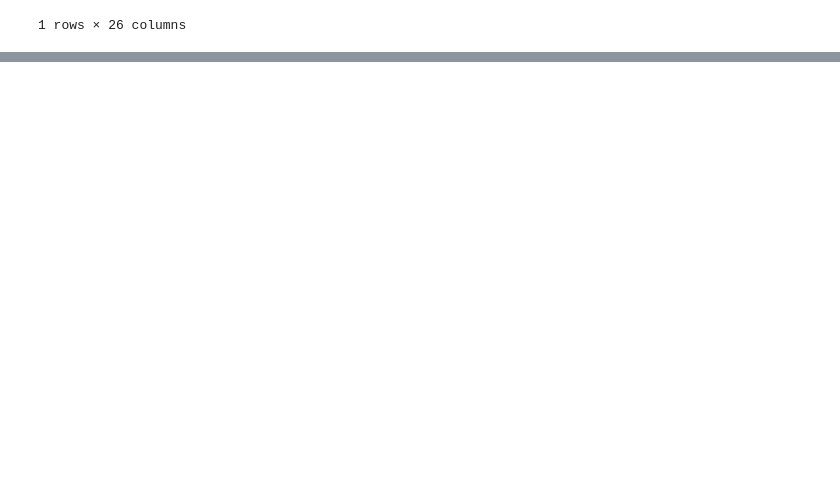
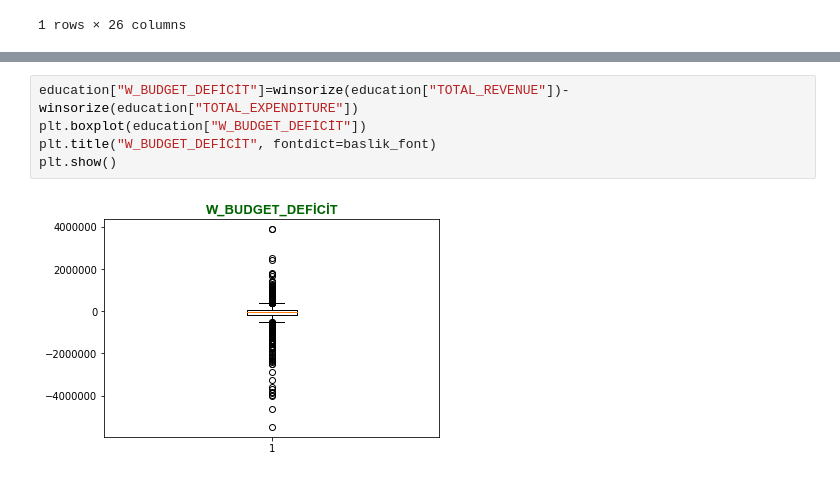
Before and after one commit to mehmetfatihdata/BOOTCAMP_1, a Jupyter notebook: WORK_18_OUTLIERS.ipynb, the cells around one changed output, grey strips where cells are left out. Drawn from its saved outputs; the diff is of its cells as text; blank space fills up the shorter version.

```diff
--- a/WORK_18_OUTLIERS.ipynb
+++ b/WORK_18_OUTLIERS.ipynb
@@ -185,0 +145,7 @@ egitim1.head(2)
+# %%
+education["W_BUDGET_DEFİCİT"]=winsorize(education["TOTAL_REVENUE"])-winsorize(education["TOTAL_EXPENDITURE"])
+plt.boxplot(education["W_BUDGET_DEFİCİT"])
+plt.title("W_BUDGET_DEFİCİT", fontdict=baslik_font)
+plt.show()
+# %% [output]
+[figure, added]
```
Also changed, not shown: parts of 15 cells of this notebook.
